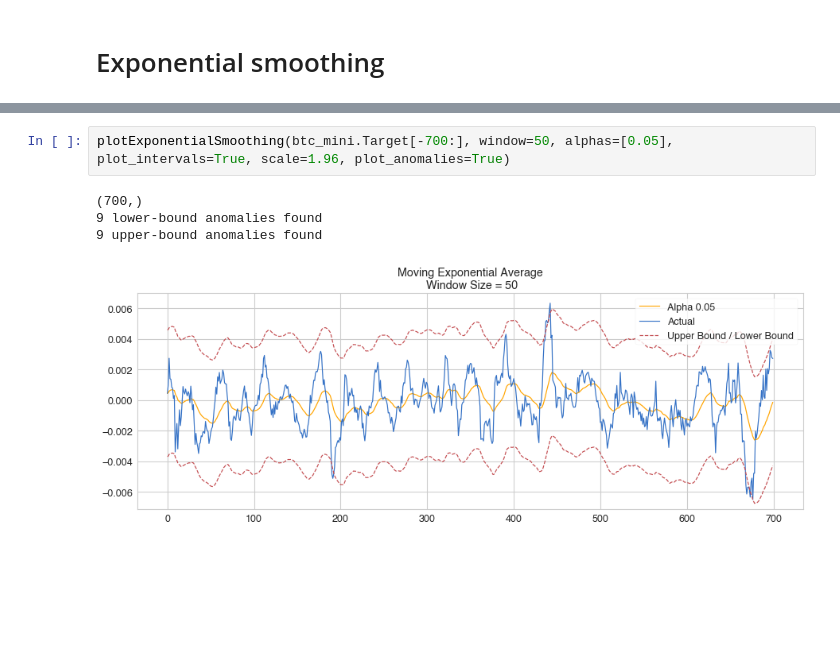
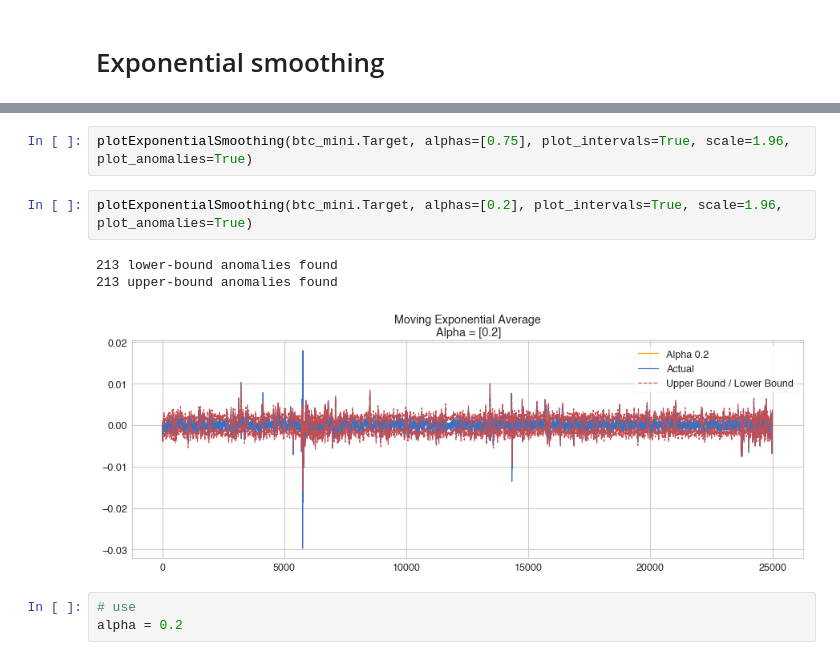
Before and after one commit to mdominguez2010/Kaggle_G_Research_Crypto, a Jupyter notebook: modeling.ipynb, the cells around one changed output, grey strips where cells are left out. Drawn from its saved outputs; the diff is of its cells as text; blank space fills up the shorter version.

```diff
--- a/modeling.ipynb
+++ b/modeling.ipynb
@@ -155,7 +153,11 @@ plotExponentialSmoothing(btc_mini.Target[-700:], window=30, alphas=[0.3], plot_i
 # %%
-plotExponentialSmoothing(btc_mini.Target[-700:], window=50, alphas=[0.05], plot_intervals=True, scale=1.96, plot_anomalies=True)
+plotExponentialSmoothing(btc_mini.Target, alphas=[0.75], plot_intervals=True, scale=1.96, plot_anomalies=True)
-# %% [output]
-(700,)
-9 lower-bound anomalies found
-9 upper-bound anomalies found
-[figure, removed]
+# %%
+plotExponentialSmoothing(btc_mini.Target, alphas=[0.2], plot_intervals=True, scale=1.96, plot_anomalies=True)
+# %% [output]
+213 lower-bound anomalies found
+213 upper-bound anomalies found
+[figure, added]
+# %%
+# use
+alpha = 0.2
```
Also changed, not shown: parts of 29 cells of this notebook, 5 other files.
